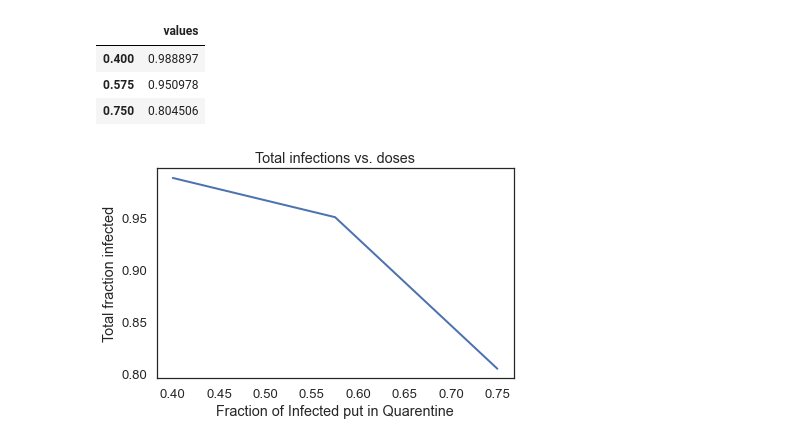
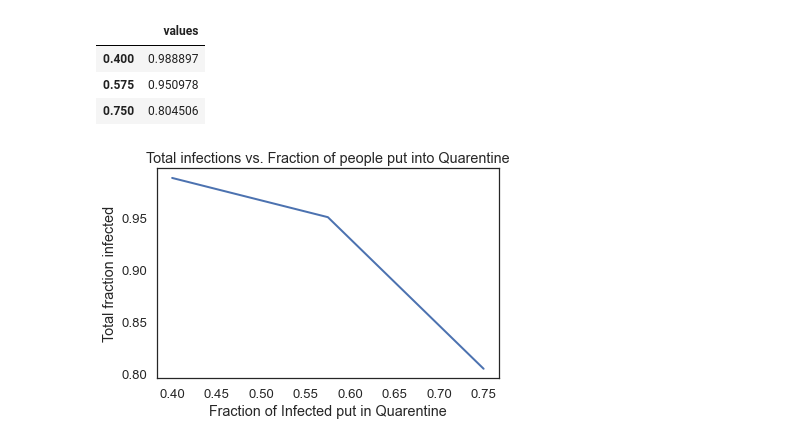
Before and after one commit to MsQCompSci/DATA604HW, a Jupyter notebook: 604CH12LQ.ipynb, the cells around one changed output. Cells and saved outputs as stored; diff of their text form; code cells hidden in the pictures.

```diff
--- a/604CH12LQ.ipynb
+++ b/604CH12LQ.ipynb
@@ -735,12 +732,12 @@ infected_sweep = sweep_quarentine(percentInfectedQ)
 # %%
 plot(infected_sweep)
 
 decorate(xlabel='Fraction of Infected put in Quarentine',
          ylabel='Total fraction infected',
-         title='Total infections vs. doses',
+         title='Total infections vs. Fraction of people put into Quarentine',
          legend=False)
 # %% [output]
-[figure, old version]
+[figure, new version]
 # %%
 #This is super rough though. I am not sure that the algorithm is correct
 #I would have to look at the relationship between number of people
```
Also changed, not shown: parts of 2 cells of this notebook.
